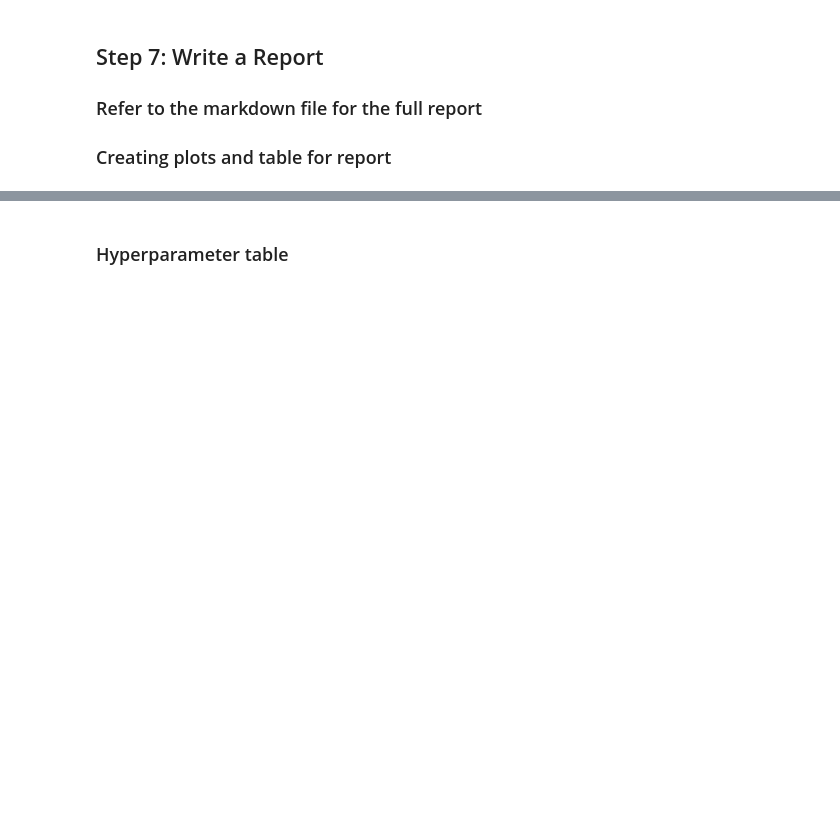
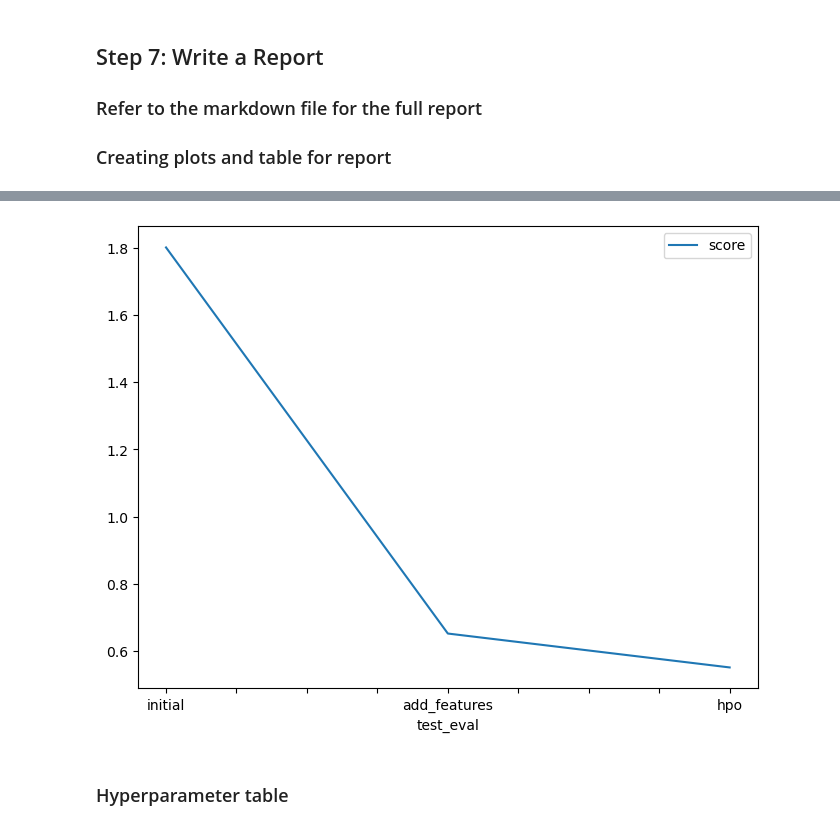
Before and after one commit to DanielMathews1/Bike-Sharing-Prediction, a Jupyter notebook: project-template.ipynb, the cells around one changed output, grey strips where cells are left out. Saved outputs shown, nothing was run; the diff lists cells and outputs as text; code cells hidden in the pictures; blank space fills up the shorter version.

```diff
--- a/project-template.ipynb
+++ b/project-template.ipynb
@@ -374,12 +484,14 @@ fig.savefig('model_train_score.png')
 # %%
 # Take the 3 kaggle scores and creating a line plot to show improvement
 fig = pd.DataFrame(
     {
         "test_eval": ["initial", "add_features", "hpo"],
-        "score": [?, ?, ?]
+        "score": [1.80255, 0.65116, 0.55005]
     }
 ).plot(x="test_eval", y="score", figsize=(8, 6)).get_figure()
 fig.savefig('model_test_score.png')
+# %% [output]
+[figure, added]
 # %% [markdown]
 ### Hyperparameter table
 # %%
```
Also changed, not shown: parts of 38 cells of this notebook, 7 other files.
